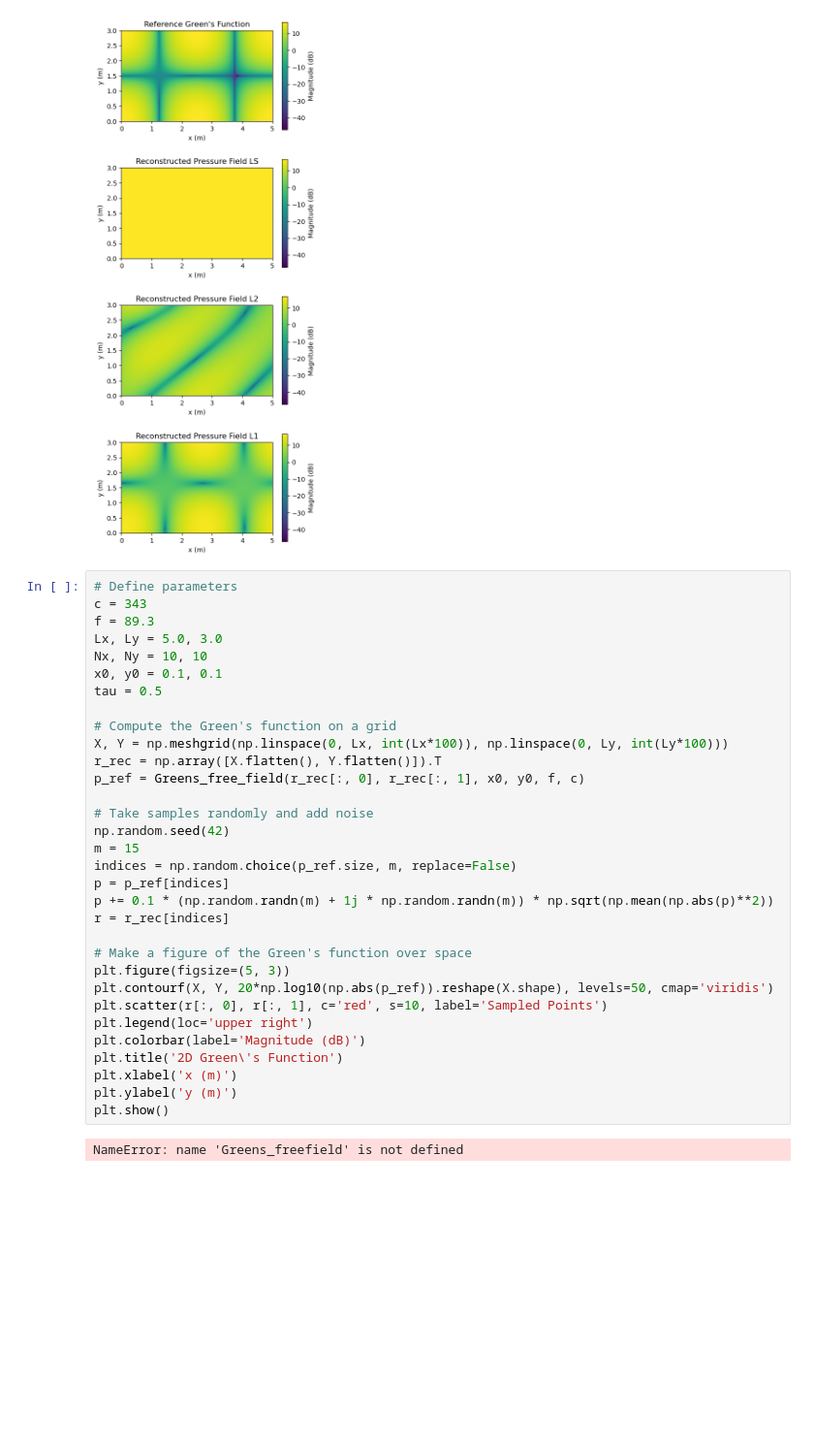
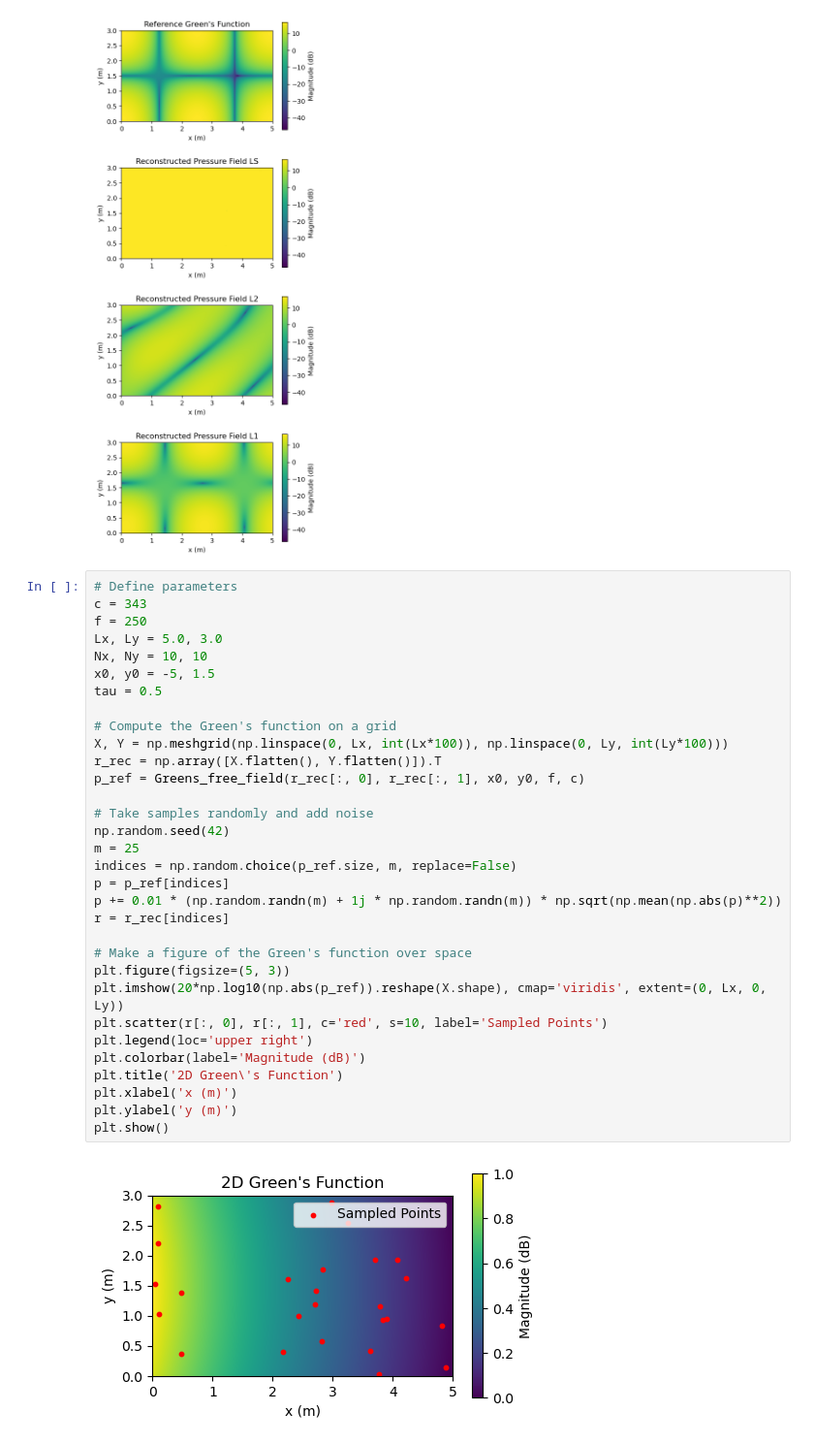
Before and after one commit to samuel-verburg/EEA-summer-school-2025, a Jupyter notebook: welcome.ipynb, the cells around one changed output. Shown: that part at 97% size. Cells and saved outputs as stored; diff of their text form; blank space fills up the shorter version.

```diff
--- a/welcome.ipynb
+++ b/welcome.ipynb
@@ -195,34 +197,34 @@ plt.show()
 # %%
 # Define parameters
 c = 343
-f = 89.3
+f = 250
 Lx, Ly = 5.0, 3.0
 Nx, Ny = 10, 10
-x0, y0 = 0.1, 0.1
+x0, y0 = -5, 1.5
 tau = 0.5
 
 # Compute the Green's function on a grid
 X, Y = np.meshgrid(np.linspace(0, Lx, int(Lx*100)), np.linspace(0, Ly, int(Ly*100)))
 r_rec = np.array([X.flatten(), Y.flatten()]).T
 p_ref = Greens_free_field(r_rec[:, 0], r_rec[:, 1], x0, y0, f, c)
 
 # Take samples randomly and add noise
 np.random.seed(42)
-m = 15
+m = 25
 indices = np.random.choice(p_ref.size, m, replace=False)
 p = p_ref[indices]
-p += 0.1 * (np.random.randn(m) + 1j * np.random.randn(m)) * np.sqrt(np.mean(np.abs(p)**2))
+p += 0.01 * (np.random.randn(m) + 1j * np.random.randn(m)) * np.sqrt(np.mean(np.abs(p)**2))
 r = r_rec[indices]
 
 # Make a figure of the Green's function over space
 plt.figure(figsize=(5, 3))
-plt.contourf(X, Y, 20*np.log10(np.abs(p_ref)).reshape(X.shape), levels=50, cmap='viridis')
+plt.imshow(20*np.log10(np.abs(p_ref)).reshape(X.shape), cmap='viridis', extent=(0, Lx, 0, Ly))
 plt.scatter(r[:, 0], r[:, 1], c='red', s=10, label='Sampled Points')
 plt.legend(loc='upper right')
 plt.colorbar(label='Magnitude (dB)')
 plt.title('2D Green\'s Function')
 plt.xlabel('x (m)')
 plt.ylabel('y (m)')
 plt.show()
 # %% [output]
-NameError: name 'Greens_freefield' is not defined
+[figure, added]
```
Also changed, not shown: parts of 3 cells of this notebook.
